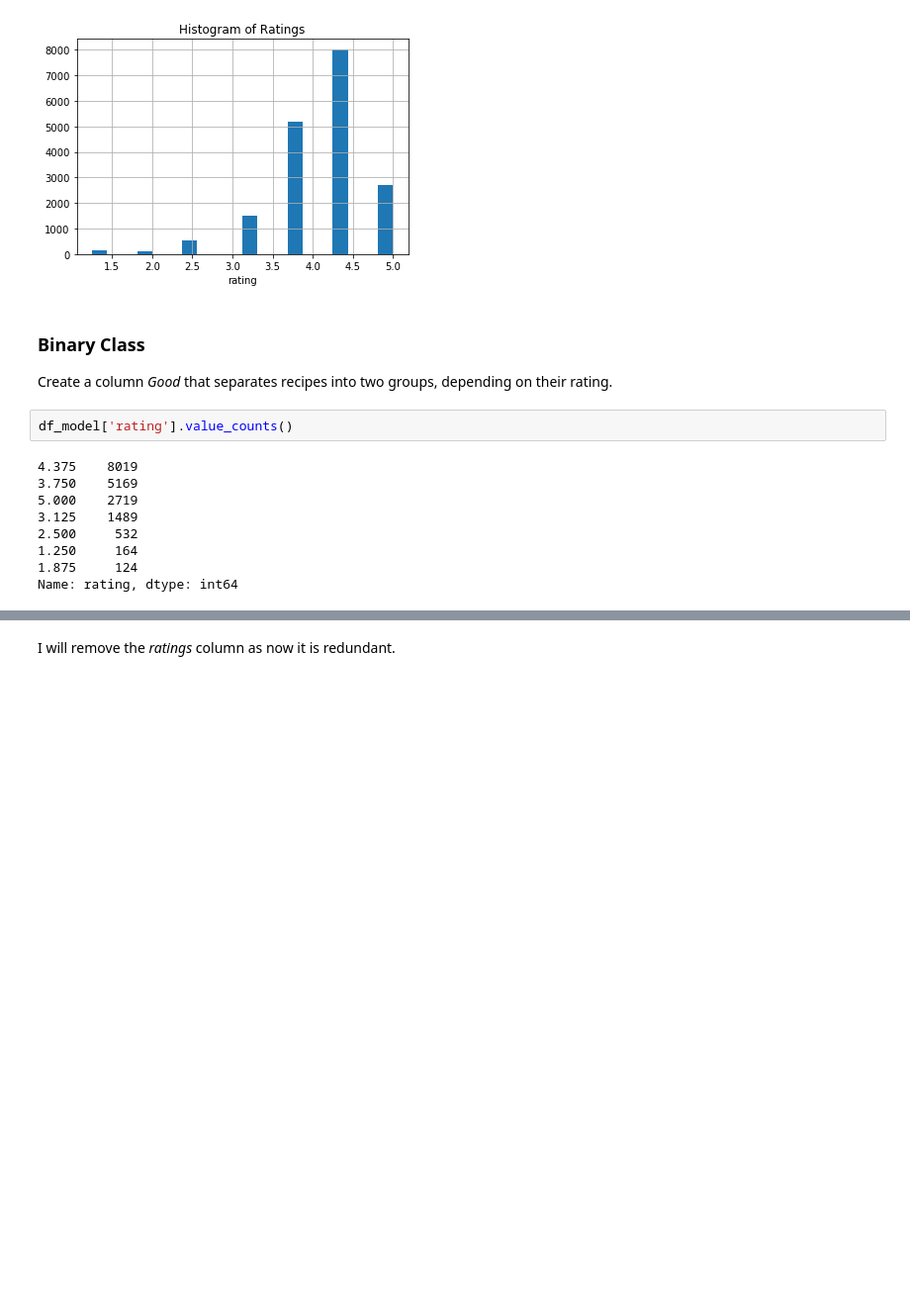
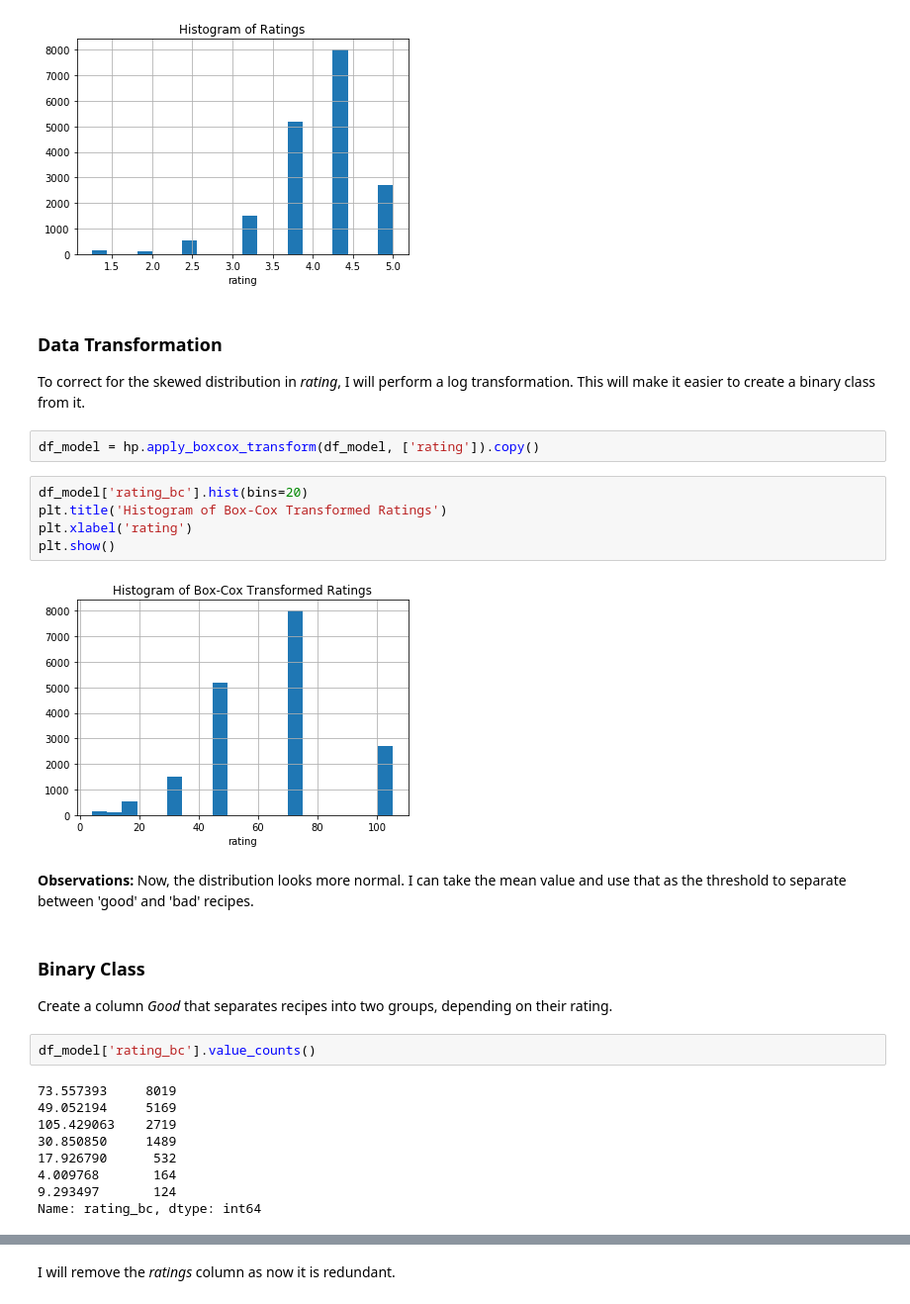
Before and after one commit to dmclark53/thinkful, a Jupyter notebook: Module_23/Challenge/Classifying_Recipes-Modeling.ipynb, the cells around one changed output, grey strips where cells are left out. Shown: that part at 99% size. Cells and saved outputs as stored; diff of their text form; blank space fills up the shorter version.

Commit message:
Transformed target variable before splitting into binary class

```diff
--- a/Module_23/Challenge/Classifying_Recipes-Modeling.ipynb
+++ b/Module_23/Challenge/Classifying_Recipes-Modeling.ipynb
@@ -74,18 +74,32 @@ plt.xlabel('rating')
 plt.show()
 # %% [output]
 [figure]
+# %% [markdown]
+### Data Transformation
+To correct for the skewed distribution in _rating_, I will perform a log transformation. This will make it easier to create a binary class from it.
+# %%
+df_model = hp.apply_boxcox_transform(df_model, ['rating']).copy()
+# %%
+df_model['rating_bc'].hist(bins=20)
+plt.title('Histogram of Box-Cox Transformed Ratings')
+plt.xlabel('rating')
+plt.show()
+# %% [output]
+[figure, added]
+# %% [markdown]
+**Observations:** Now, the distribution looks more normal. I can take the mean value and use that as the threshold to separate between 'good' and 'bad' recipes.
 # %% [markdown]
 ### Binary Class
 Create a column _Good_ that separates recipes into two groups, depending on their rating.
 # %%
-df_model['rating'].value_counts()
+df_model['rating_bc'].value_counts()
 # %% [output]
-4.375    8019
-3.750    5169
-5.000    2719
-3.125    1489
-2.500     532
-1.250     164
-1.875     124
-Name: rating, dtype: int64
+73.557393     8019
+49.052194     5169
+105.429063    2719
+30.850850     1489
+17.926790      532
+4.009768       164
+9.293497       124
+Name: rating_bc, dtype: int64
 # %%
```
Also changed, not shown: parts of 5 cells of this notebook.
